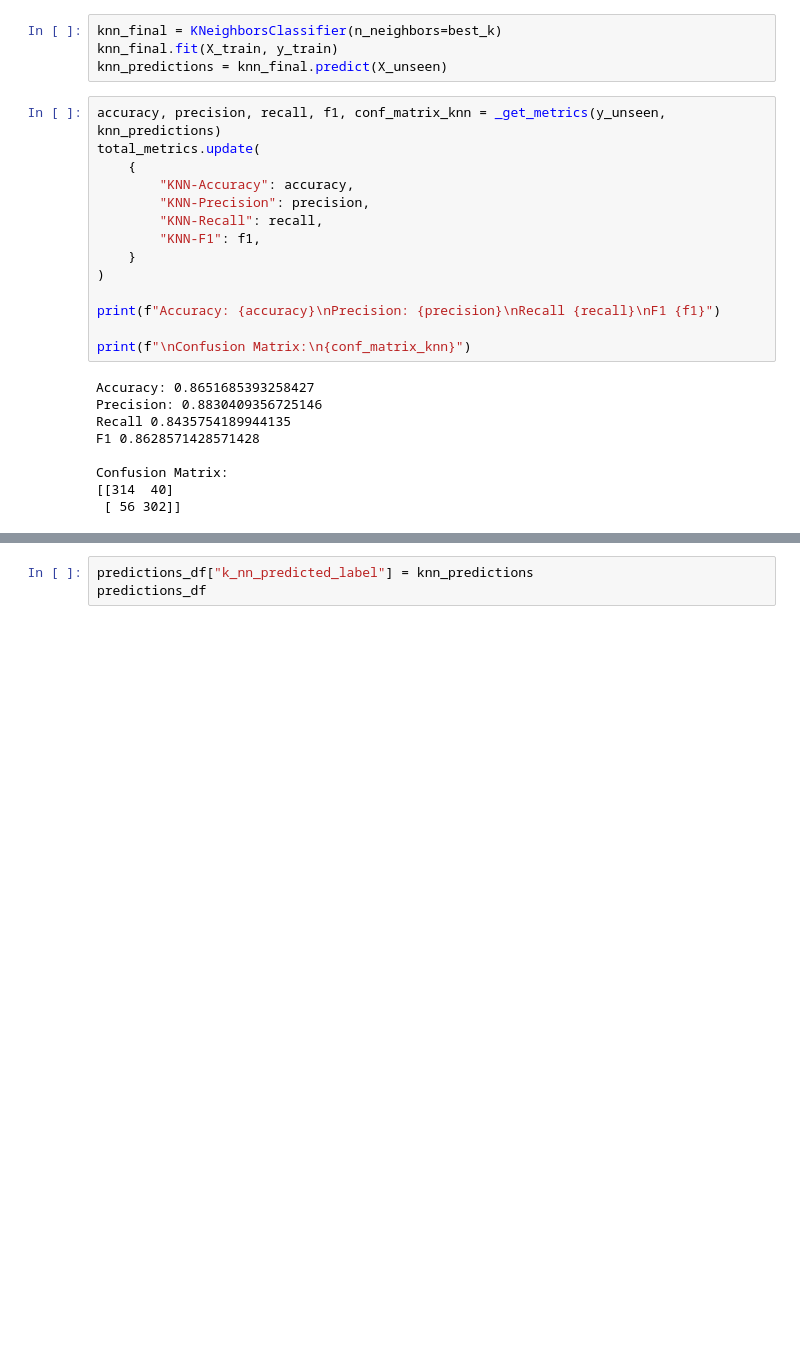
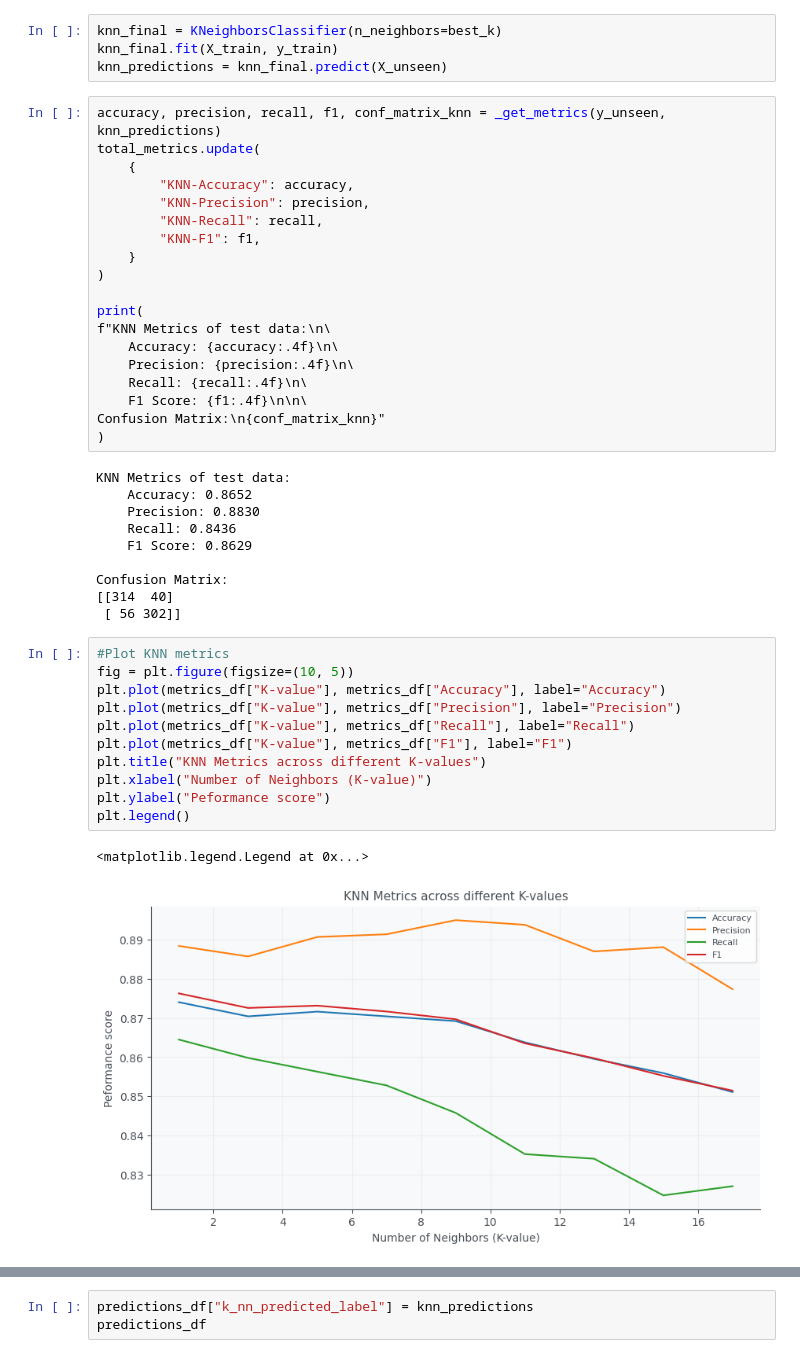
Before and after one commit to OmarNasri/ECG-abnormality-detector, a Jupyter notebook: detector.ipynb, the cells around one changed output, grey strips where cells are left out. Saved outputs shown, nothing was run; the diff lists cells and outputs as text; blank space fills up the shorter version.

```diff
--- a/detector.ipynb
+++ b/detector.ipynb
@@ -677,15 +674,35 @@ total_metrics.update(
     }
 )
 
-print(f"Accuracy: {accuracy}\nPrecision: {precision}\nRecall {recall}\nF1 {f1}")
-
-print(f"\nConfusion Matrix:\n{conf_matrix_knn}")
+print(
+f"KNN Metrics of test data:\n\
+    Accuracy: {accuracy:.4f}\n\
+    Precision: {precision:.4f}\n\
+    Recall: {recall:.4f}\n\
+    F1 Score: {f1:.4f}\n\n\
+Confusion Matrix:\n{conf_matrix_knn}"
+)
 # %% [output]
-Accuracy: 0.8651685393258427
-Precision: 0.8830409356725146
-Recall 0.8435754189944135
-F1 0.8628571428571428
+KNN Metrics of test data:
+    Accuracy: 0.8652
+    Precision: 0.8830
+    Recall: 0.8436
+    F1 Score: 0.8629
 
 Confusion Matrix:
 [[314  40]
  [ 56 302]]
+# %%
+#Plot KNN metrics
+fig = plt.figure(figsize=(10, 5))
+plt.plot(metrics_df["K-value"], metrics_df["Accuracy"], label="Accuracy")
+plt.plot(metrics_df["K-value"], metrics_df["Precision"], label="Precision")
+plt.plot(metrics_df["K-value"], metrics_df["Recall"], label="Recall")
+plt.plot(metrics_df["K-value"], metrics_df["F1"], label="F1")
+plt.title("KNN Metrics across different K-values")
+plt.xlabel("Number of Neighbors (K-value)")
+plt.ylabel("Peformance score")
+plt.legend()
+# %% [output]
+<matplotlib.legend.Legend at 0x...>
+[figure, added]
```
Also changed, not shown: parts of 25 cells of this notebook.
